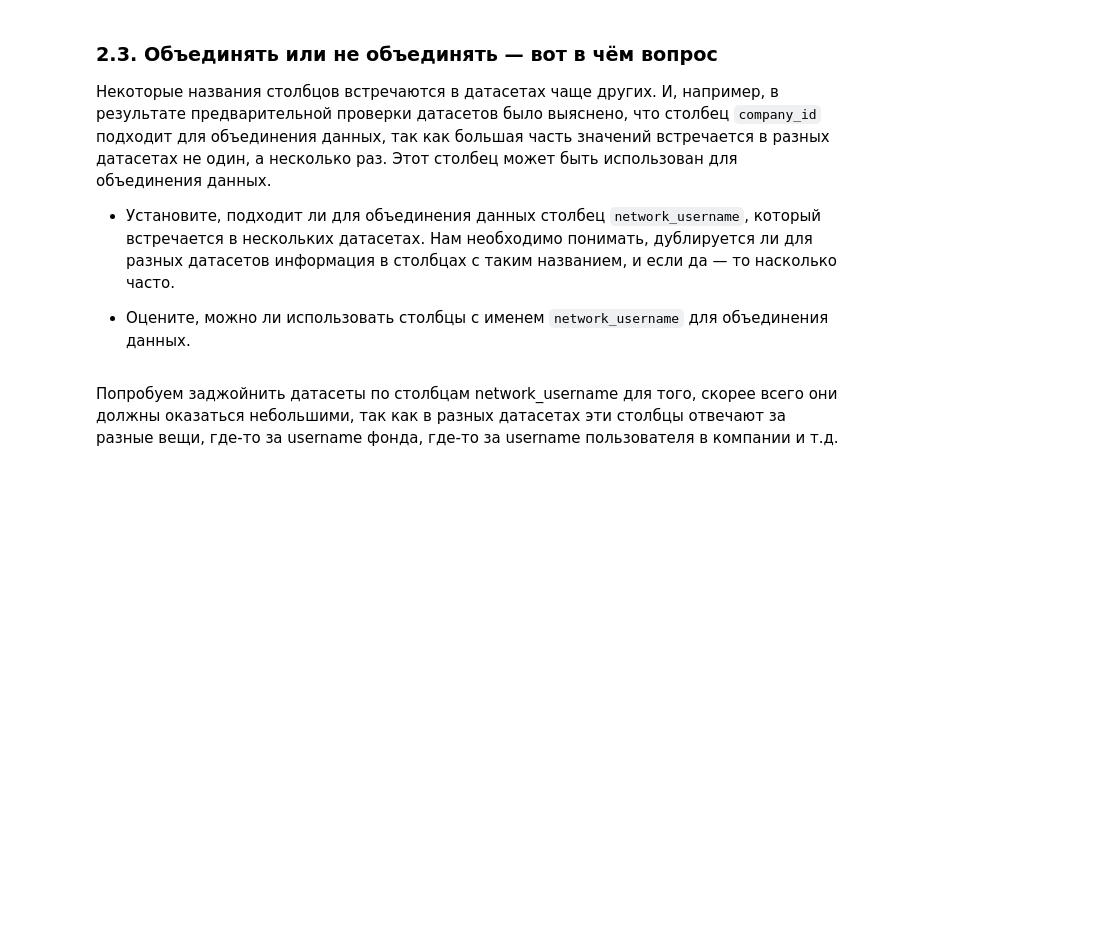
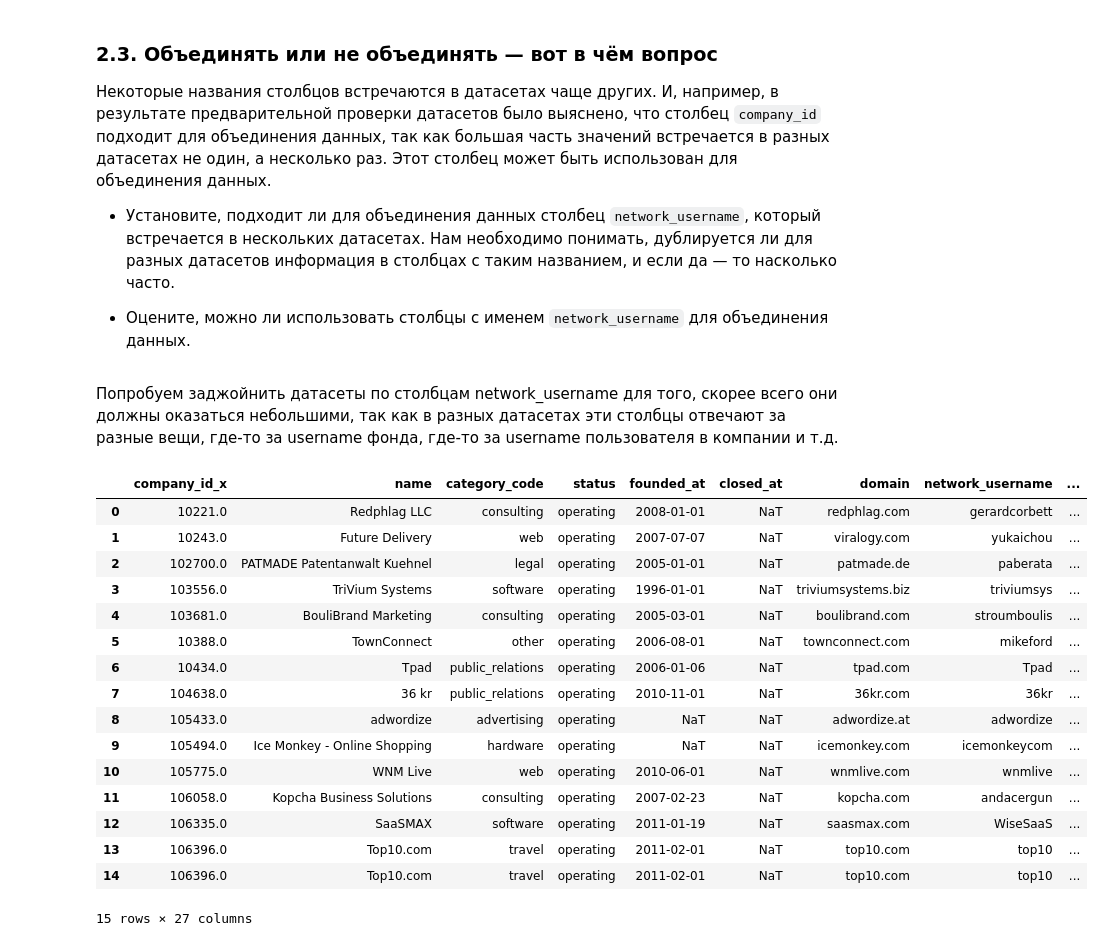
Before and after one commit to PsychoCoderrr/YPracticumProjects, a Jupyter notebook: FinalPythonProject.ipynb, the cells around one changed output. Drawn from its saved outputs; the diff is of its cells as text; code cells hidden in the pictures; blank space fills up the shorter version.

```diff
--- a/FinalPythonProject.ipynb
+++ b/FinalPythonProject.ipynb
@@ -471,5 +471,26 @@ education_summary.head()
 # %% [markdown]
 Попробуем заджойнить датасеты по столбцам network_username для того, скорее всего они должны оказаться небольшими, так как в разных датасетах эти столбцы отвечают за разные вещи, где-то за username фонда, где-то за username пользователя в компании и т.д.
 # %%
-# df_company_people_merged = pd.merge(df_company['network_username'], df_people['network_username'], on = 'network_username', how = 'inner')
-# df_company_people_merged.head(15)
+df_company_clean = df_company.dropna(subset=['network_username'])
+df_people_clean = df_people.dropna(subset=['network_username'])
+df_fund_clean = df_fund.dropna(subset=['network_username'])
+df_company_people_merged = pd.merge(df_company_clean, df_people_clean, on = 'network_username', how = 'inner')
+df_company_people_merged.head(15)
+# %% [output]
+|  | company_id_x | name | category_code | status | founded_at | closed_at | domain | network_username | ... |
+| 0 | 10221.0 | Redphlag LLC | consulting | operating | 2008-01-01 | NaT | redphlag.com | gerardcorbett | ... |
+| 1 | 10243.0 | Future Delivery | web | operating | 2007-07-07 | NaT | viralogy.com | yukaichou | ... |
+| 2 | 102700.0 | PATMADE Patentanwalt Kuehnel | legal | operating | 2005-01-01 | NaT | patmade.de | paberata | ... |
+| 3 | 103556.0 | TriVium Systems | software | operating | 1996-01-01 | NaT | triviumsystems.biz | triviumsys | ... |
+| 4 | 103681.0 | BouliBrand Marketing | consulting | operating | 2005-03-01 | NaT | boulibrand.com | stroumboulis | ... |
+| 5 | 10388.0 | TownConnect | other | operating | 2006-08-01 | NaT | townconnect.com | mikeford | ... |
+| 6 | 10434.0 | Tpad | public_relations | operating | 2006-01-06 | NaT | tpad.com | Tpad | ... |
+| 7 | 104638.0 | 36 kr | public_relations | operating | 2010-11-01 | NaT | 36kr.com | 36kr | ... |
+| 8 | 105433.0 | adwordize | advertising | operating | NaT | NaT | adwordize.at | adwordize | ... |
+| 9 | 105494.0 | Ice Monkey - Online Shopping | hardware | operating | NaT | NaT | icemonkey.com | icemonkeycom | ... |
+| 10 | 105775.0 | WNM Live | web | operating | 2010-06-01 | NaT | wnmlive.com | wnmlive | ... |
+| 11 | 106058.0 | Kopcha Business Solutions | consulting | operating | 2007-02-23 | NaT | kopcha.com | andacergun | ... |
+| 12 | 106335.0 | SaaSMAX | software | operating | 2011-01-19 | NaT | saasmax.com | WiseSaaS | ... |
+| 13 | 106396.0 | Top10.com | travel | operating | 2011-02-01 | NaT | top10.com | top10 | ... |
+| 14 | 106396.0 | Top10.com | travel | operating | 2011-02-01 | NaT | top10.com | top10 | ... |
+15 rows × 27 columns
```
Also changed, not shown: parts of 4 cells of this notebook.
